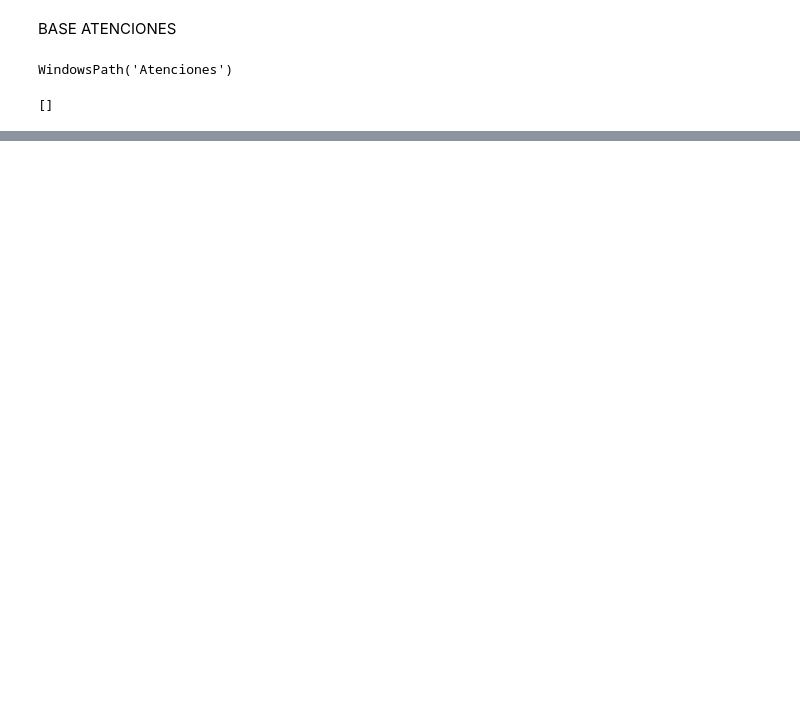
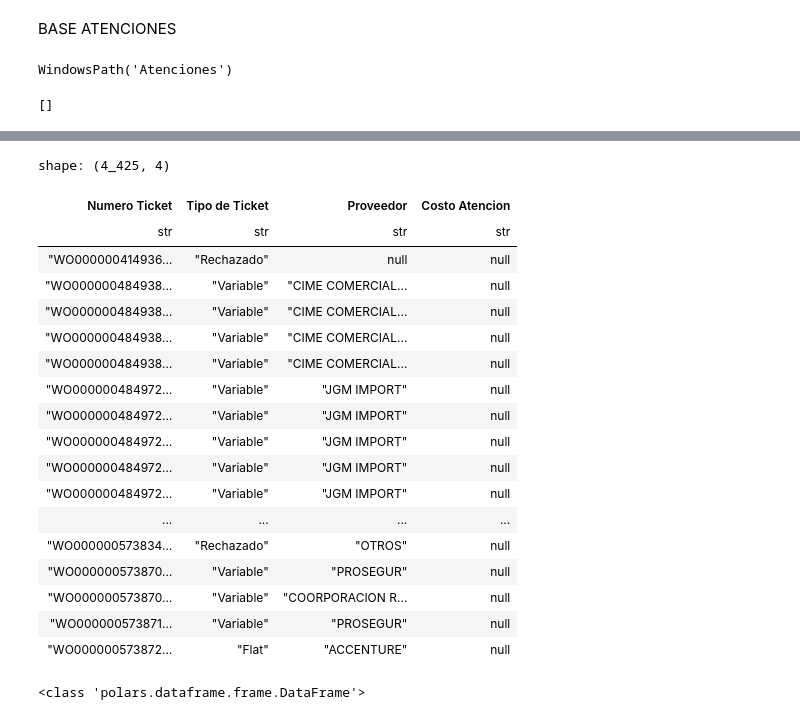
Before and after one commit to juandiego2024/Python-for-ETL-Juan-Diego, a Jupyter notebook: Entregable/Entregable.ipynb, the cells around one changed output, grey strips where cells are left out. Cells and saved outputs as stored; diff of their text form; code cells hidden in the pictures; blank space fills up the shorter version.

```diff
--- a/Entregable/Entregable.ipynb
+++ b/Entregable/Entregable.ipynb
@@ -254,3 +254,36 @@ shape: (4_425, 19)
 | "WO000000573870… | null | null | "29/10/2023" | null | "En curso" | "PISCO - 470000… | ... |
 | "WO000000573871… | null | null | "29/10/2023" | null | "En curso" | "LUREN - 380004… | ... |
 | "WO000000573872… | null | null | "29/10/2023" | null | "En curso" | "PISCO - 470000… | ... |
+# %%
+#Seleccionando columnas específicas
+Atenciones = Atenciones.select([
+    pl.col("Numero Ticket"),
+    pl.col("Tipo de Ticket"),
+    pl.col("Proveedor"),
+    pl.col("Costo Atencion")
+])
+Atenciones
+# %% [output]
+shape: (4_425, 4)
+| Numero Ticket | Tipo de Ticket | Proveedor | Costo Atencion |
+| str | str | str | str |
+| "WO000000414936… | "Rechazado" | null | null |
+| "WO000000484938… | "Variable" | "CIME COMERCIAL… | null |
+| "WO000000484938… | "Variable" | "CIME COMERCIAL… | null |
+| "WO000000484938… | "Variable" | "CIME COMERCIAL… | null |
+| "WO000000484938… | "Variable" | "CIME COMERCIAL… | null |
+| "WO000000484972… | "Variable" | "JGM IMPORT" | null |
+| "WO000000484972… | "Variable" | "JGM IMPORT" | null |
+| "WO000000484972… | "Variable" | "JGM IMPORT" | null |
+| "WO000000484972… | "Variable" | "JGM IMPORT" | null |
+| "WO000000484972… | "Variable" | "JGM IMPORT" | null |
+| ... | ... | ... | ... |
+| "WO000000573834… | "Rechazado" | "OTROS" | null |
+| "WO000000573870… | "Variable" | "PROSEGUR" | null |
+| "WO000000573870… | "Variable" | "COORPORACION R… | null |
+| "WO000000573871… | "Variable" | "PROSEGUR" | null |
+| "WO000000573872… | "Flat" | "ACCENTURE" | null |
+# %%
+print(type(Atenciones))
+# %% [output]
+<class 'polars.dataframe.frame.DataFrame'>
```
Also changed, not shown: parts of 8 cells of this notebook.
